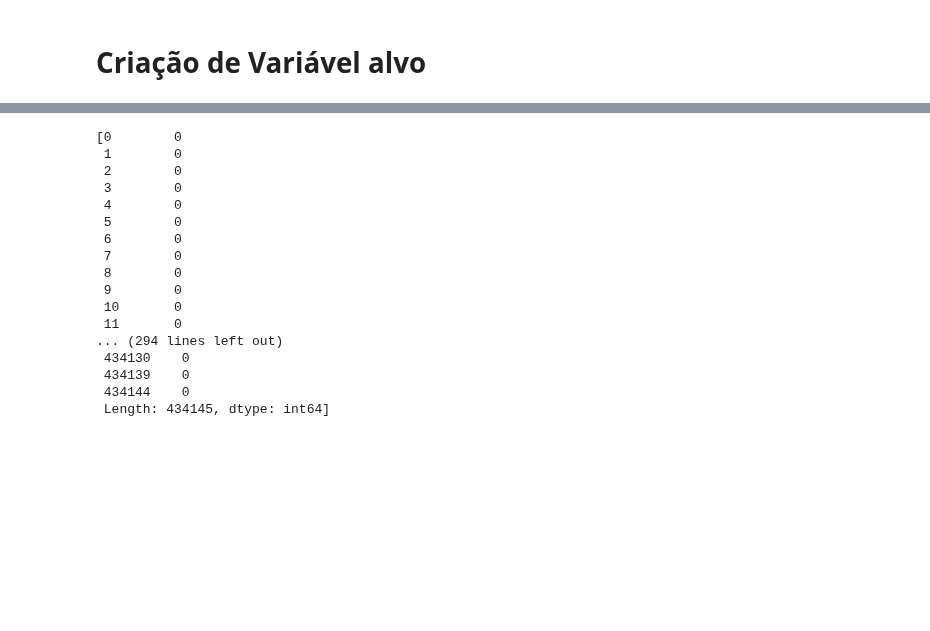
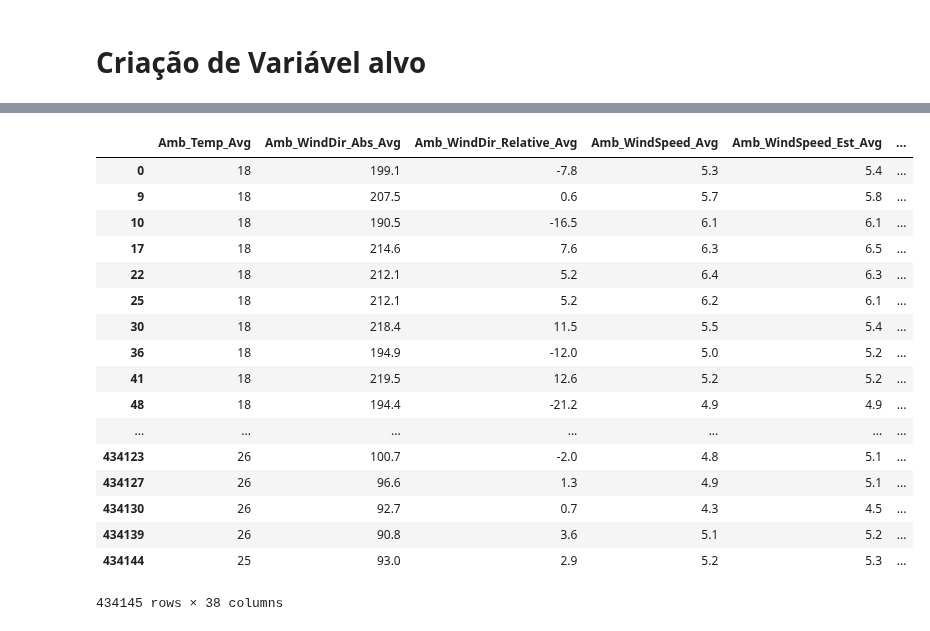
Before and after one commit to RicardoJPedro82/wmillfailprev, a Jupyter notebook: notebooks/Data_prep_clean.ipynb, the cells around one changed output, grey strips where cells are left out. Drawn from its saved outputs; the diff is of its cells as text; code cells hidden in the pictures; blank space fills up the shorter version.

```diff
--- a/notebooks/Data_prep_clean.ipynb
+++ b/notebooks/Data_prep_clean.ipynb
@@ -95,2 +113,5 @@ See the caveats in the documentation: http://pandas.pydata.org/pandas-docs/stabl
 # %% [markdown]
 # Criação de Variável alvo
+# %%
+for i in range(len(comp_df_list)):
+    print(comp_df_list[i].isna().sum().value_counts())
@@ -97,23 +129,27 @@ See the caveats in the documentation: http://pandas.pydata.org/pandas-docs/stabl
+# %%
+days_list = [60, 30, 10]
 # %%
-for i in range(len(comp_df_list)):
-    comp_df_list[i] = comp_df_list[i].apply(lambda x: dprep.Failure_Time_Horizon(x['TTF'], 60),axis=1)
+for day in days_list:
+    for i in range(len(comp_df_list)):
+        comp_df_list[i] = dprep.aplic_var_target(comp_df_list[i], day)
 # %%
-comp_df_list
+comp_df_list[4]
 # %% [output]
+|  | Amb_Temp_Avg | Amb_WindDir_Abs_Avg | Amb_WindDir_Relative_Avg | Amb_WindSpeed_Avg | Amb_WindSpeed_Est_Avg | ... |
+| 0 | 18 | 199.1 | -7.8 | 5.3 | 5.4 | ... |
+| 9 | 18 | 207.5 | 0.6 | 5.7 | 5.8 | ... |
+| 10 | 18 | 190.5 | -16.5 | 6.1 | 6.1 | ... |
+| 17 | 18 | 214.6 | 7.6 | 6.3 | 6.5 | ... |
+| 22 | 18 | 212.1 | 5.2 | 6.4 | 6.3 | ... |
+| 25 | 18 | 212.1 | 5.2 | 6.2 | 6.1 | ... |
+| 30 | 18 | 218.4 | 11.5 | 5.5 | 5.4 | ... |
+| 36 | 18 | 194.9 | -12.0 | 5.0 | 5.2 | ... |
+| 41 | 18 | 219.5 | 12.6 | 5.2 | 5.2 | ... |
+| 48 | 18 | 194.4 | -21.2 | 4.9 | 4.9 | ... |
+| ... | ... | ... | ... | ... | ... | ... |
+| 434123 | 26 | 100.7 | -2.0 | 4.8 | 5.1 | ... |
+| 434127 | 26 | 96.6 | 1.3 | 4.9 | 5.1 | ... |
+| 434130 | 26 | 92.7 | 0.7 | 4.3 | 4.5 | ... |
+| 434139 | 26 | 90.8 | 3.6 | 5.1 | 5.2 | ... |
+| 434144 | 25 | 93.0 | 2.9 | 5.2 | 5.3 | ... |
-[0        0
- 1        0
- 2        0
- 3        0
- 4        0
- 5        0
- 6        0
- 7        0
- 8        0
- 9        0
- 10       0
- 11       0
-... (294 lines left out)
- 434130    0
- 434139    0
- 434144    0
- Length: 434145, dtype: int64]
+434145 rows × 38 columns
```
Also changed, not shown: parts of 5 cells of this notebook, 2 other files.
